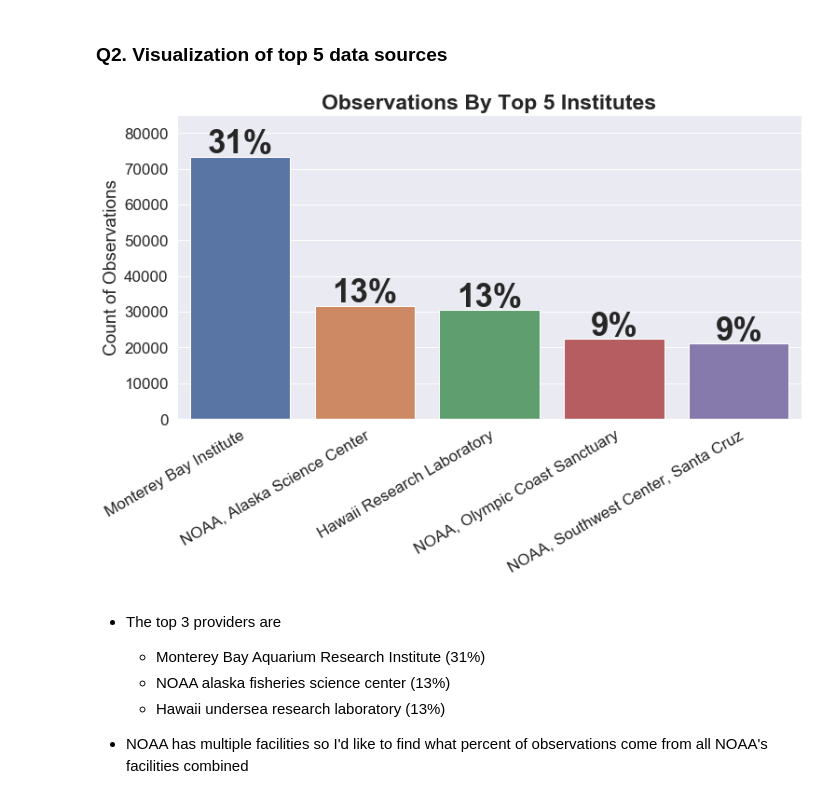
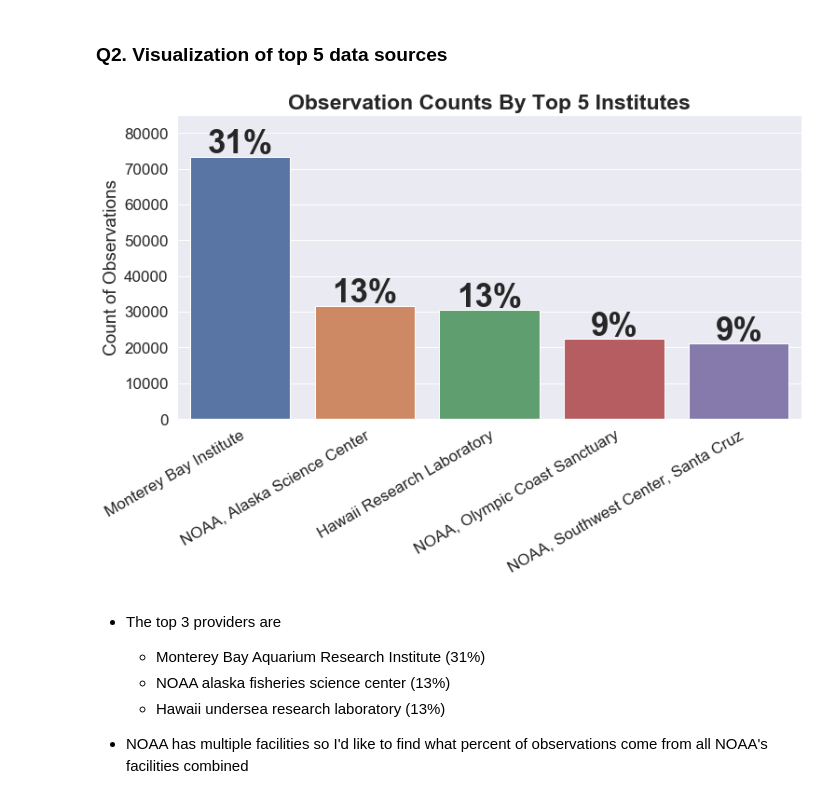
Before and after one commit to SamuelD-Data/deep_sea_corals_project, a Jupyter notebook: deep_sea_corals_project_notebook.ipynb, the cells around one changed output. Cells and saved outputs as stored; diff of their text form; code cells hidden in the pictures.

```diff
--- a/deep_sea_corals_project_notebook.ipynb
+++ b/deep_sea_corals_project_notebook.ipynb
@@ -158,33 +158,33 @@ top_sources
 # %%
 # copying df to avoid altering original
 top_sources_copy = top_sources.copy()
 
 # changing index values
 top_sources_copy.index = ['Monterey Bay Institute', 'NOAA, Alaska Science Center', 'Hawaii Research Laboratory',
        'NOAA, Olympic Coast Sanctuary', 'NOAA, Southwest Center, Santa Cruz']
 
 # setting figure and text size for all plots that don't have a specified figure size
 sns.set(rc = {'figure.figsize':(12,6)})
 sns.set(font_scale = 1.25)
 
 # creating plot
 ax = sns.barplot(data = top_sources_copy, x = top_sources_copy.index, y = top_sources_copy['Count of Observations'])
-plt.title("Observations By Top 5 Institutes", fontweight='bold', fontsize=23)
+plt.title("Observation Counts By Top 5 Institutes", fontweight='bold', fontsize=23)
 plt.xticks(rotation = 30, ha = "right", rotation_mode = 'anchor', fontsize = 17)
 plt.ylabel('Count of Observations', fontsize = 19)
 plt.yticks(fontsize = 17)
 plt.ylim(0, 85000)
 
 # adding % value to middle of each column
 total = len(df)
 for p in ax.patches:
     height = p.get_height()
     ax.text(p.get_x() + p.get_width() / 2, height + 1000, '{0:.0%}'.format((height / total)), fontsize=35, weight='bold', ha = "center")
 
 # displaying plot
 plt.show()
 # %% [output]
-[figure, old version]
+[figure, new version]
 # %% [markdown]
 - The top 3 providers are
     - Monterey Bay Aquarium Research Institute (31%)
```
Also changed, not shown: parts of 22 cells of this notebook.
